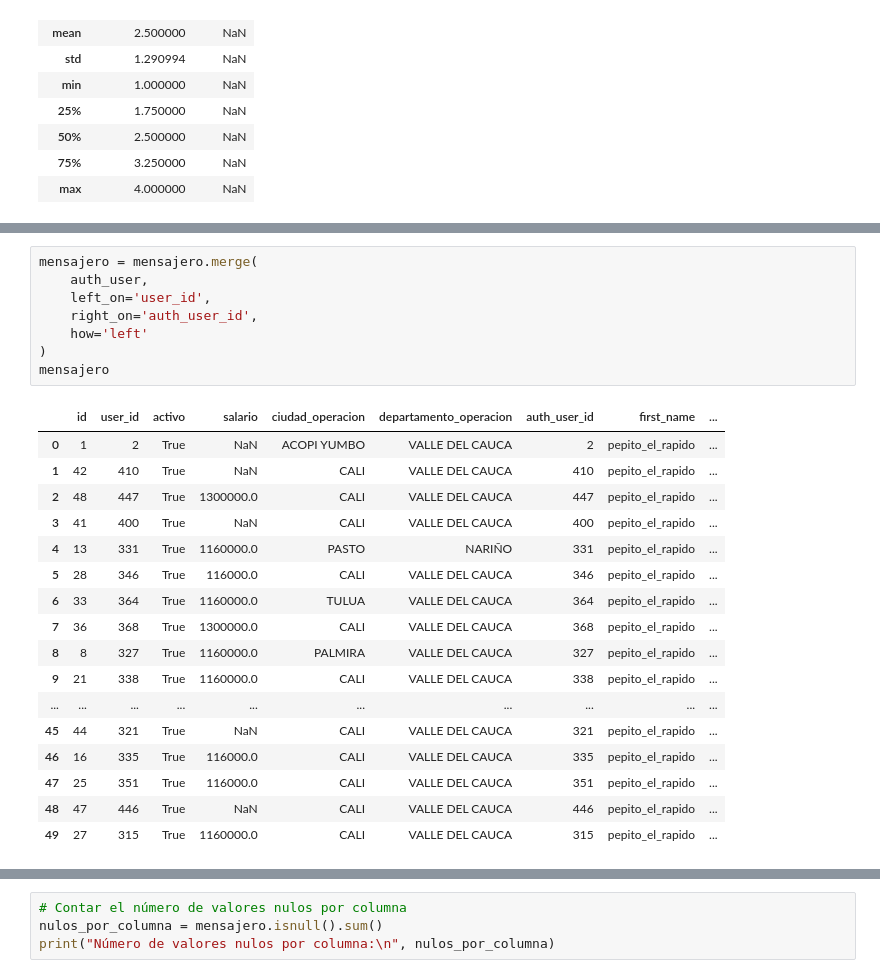
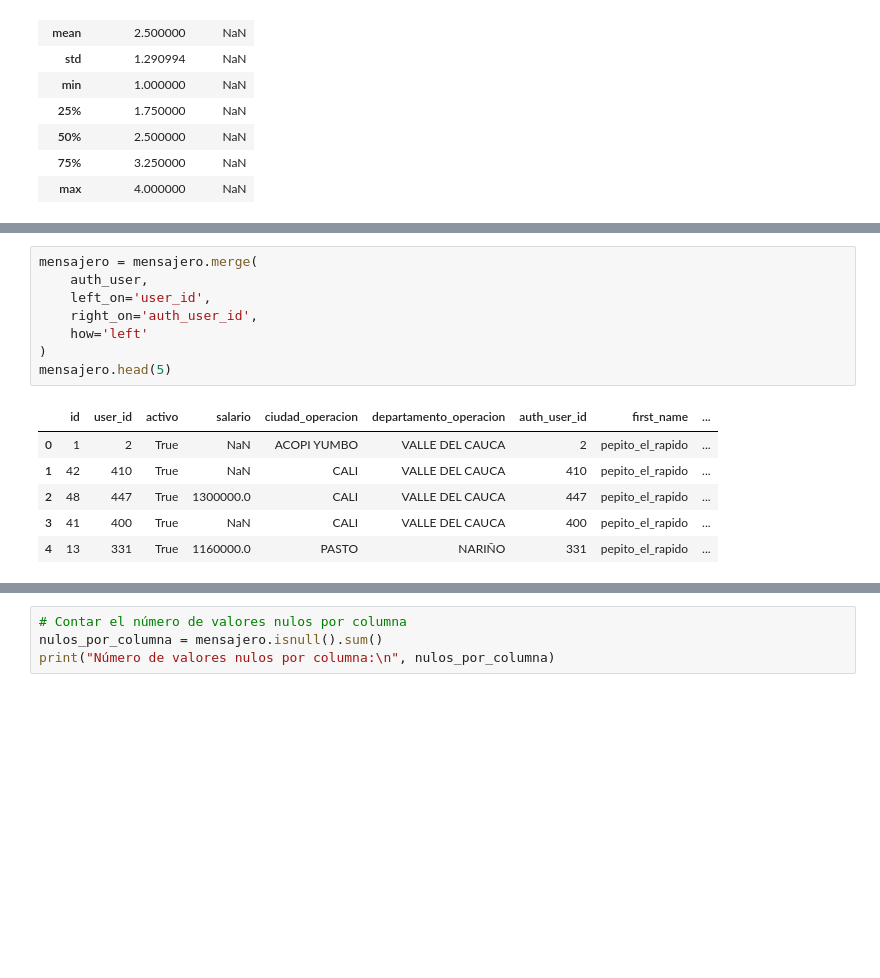
Before and after one commit to JabColV/datascience_project, a Jupyter notebook: segunda_entrega/dim_mensajero.ipynb, the cells around one changed output, grey strips where cells are left out. Cells and saved outputs as stored; diff of their text form; blank space fills up the shorter version.

```diff
--- a/segunda_entrega/dim_mensajero.ipynb
+++ b/segunda_entrega/dim_mensajero.ipynb
@@ -161,28 +110,17 @@ auth_user
 # %%
 mensajero = mensajero.merge(
     auth_user,
     left_on='user_id',
     right_on='auth_user_id',
     how='left'
 )
-mensajero
+mensajero.head(5)
 # %% [output]
 |  | id | user_id | activo | salario | ciudad_operacion | departamento_operacion | auth_user_id | first_name | ... |
 | 0 | 1 | 2 | True | NaN | ACOPI YUMBO | VALLE DEL CAUCA | 2 | pepito_el_rapido | ... |
 | 1 | 42 | 410 | True | NaN | CALI | VALLE DEL CAUCA | 410 | pepito_el_rapido | ... |
 | 2 | 48 | 447 | True | 1300000.0 | CALI | VALLE DEL CAUCA | 447 | pepito_el_rapido | ... |
 | 3 | 41 | 400 | True | NaN | CALI | VALLE DEL CAUCA | 400 | pepito_el_rapido | ... |
 | 4 | 13 | 331 | True | 1160000.0 | PASTO | NARIÑO | 331 | pepito_el_rapido | ... |
-| 5 | 28 | 346 | True | 116000.0 | CALI | VALLE DEL CAUCA | 346 | pepito_el_rapido | ... |
-| 6 | 33 | 364 | True | 1160000.0 | TULUA | VALLE DEL CAUCA | 364 | pepito_el_rapido | ... |
-| 7 | 36 | 368 | True | 1300000.0 | CALI | VALLE DEL CAUCA | 368 | pepito_el_rapido | ... |
-| 8 | 8 | 327 | True | 1160000.0 | PALMIRA | VALLE DEL CAUCA | 327 | pepito_el_rapido | ... |
-| 9 | 21 | 338 | True | 1160000.0 | CALI | VALLE DEL CAUCA | 338 | pepito_el_rapido | ... |
-| ... | ... | ... | ... | ... | ... | ... | ... | ... | ... |
-| 45 | 44 | 321 | True | NaN | CALI | VALLE DEL CAUCA | 321 | pepito_el_rapido | ... |
-| 46 | 16 | 335 | True | 116000.0 | CALI | VALLE DEL CAUCA | 335 | pepito_el_rapido | ... |
-| 47 | 25 | 351 | True | 116000.0 | CALI | VALLE DEL CAUCA | 351 | pepito_el_rapido | ... |
-| 48 | 47 | 446 | True | NaN | CALI | VALLE DEL CAUCA | 446 | pepito_el_rapido | ... |
-| 49 | 27 | 315 | True | 1160000.0 | CALI | VALLE DEL CAUCA | 315 | pepito_el_rapido | ... |
 # %%
 mensajero.drop(columns=["user_id","auth_user_id"], inplace=True)
```
Also changed, not shown: parts of 8 cells of this notebook, 3 other files.
